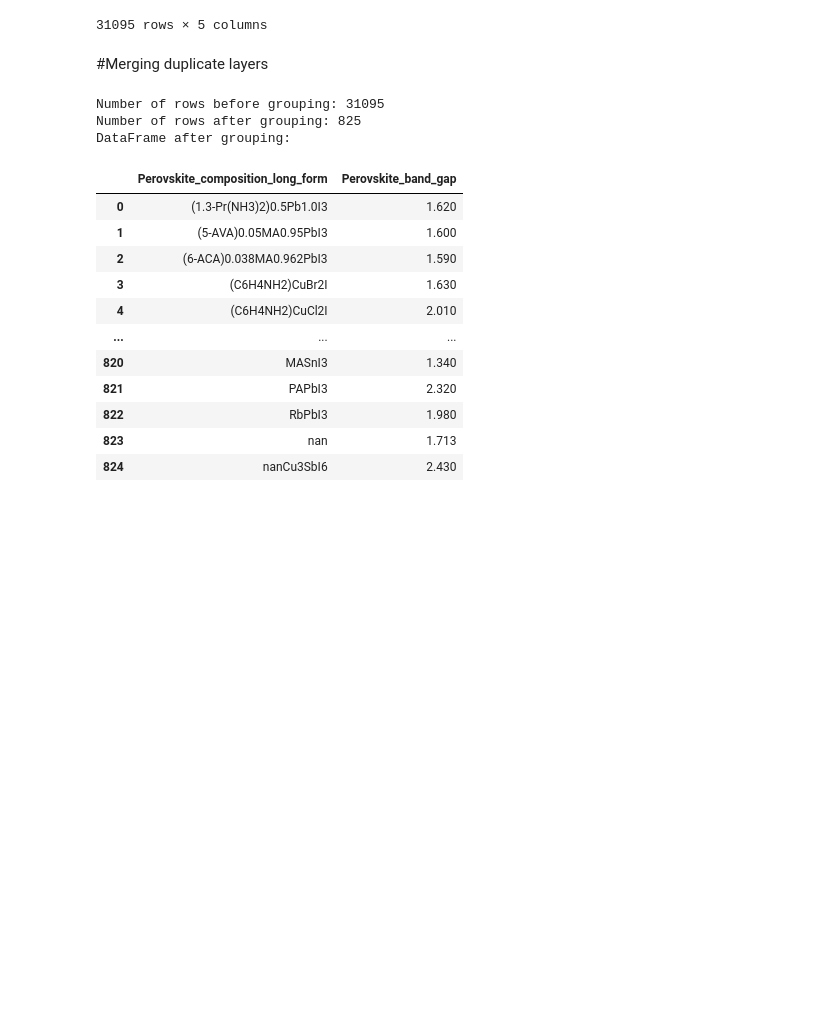
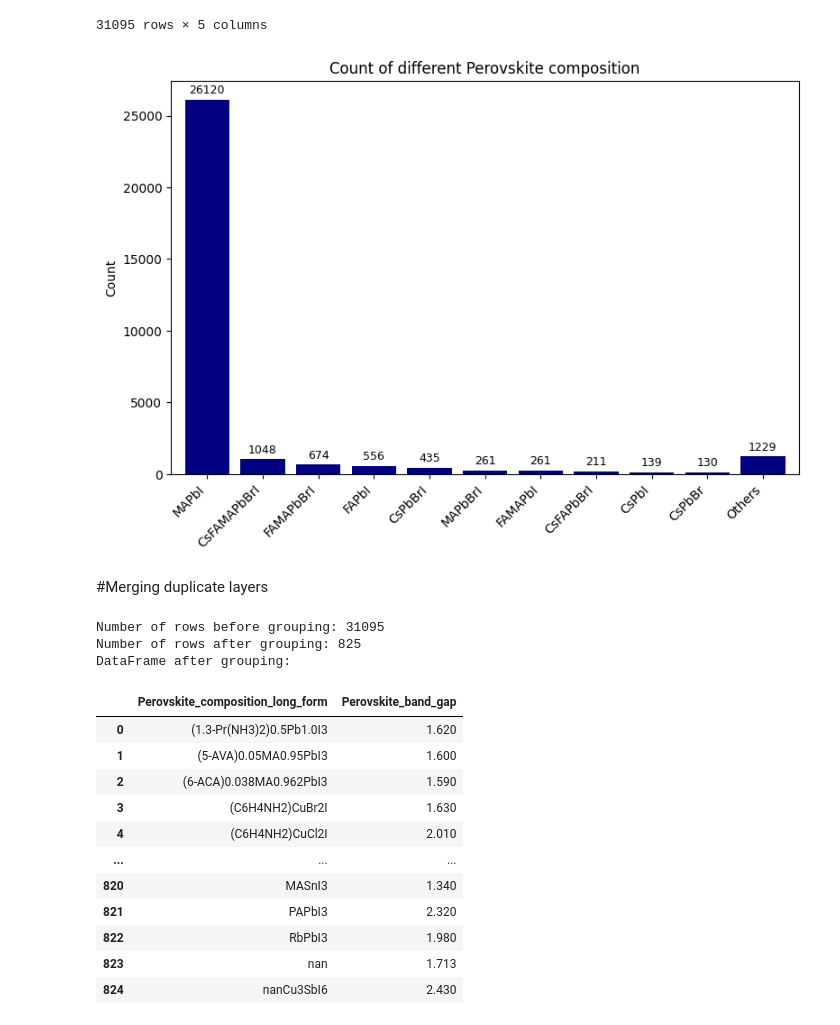
Before and after one commit to gongjiawei105/analysis, a Jupyter notebook: 1_Bandgap_preprocess.ipynb, the cells around one changed output. Drawn from its saved outputs; the diff is of its cells as text; code cells hidden in the pictures; blank space fills up the shorter version.

```diff
--- a/1_Bandgap_preprocess.ipynb
+++ b/1_Bandgap_preprocess.ipynb
@@ -157,6 +149,43 @@ Filtered DataFrame:
 | 43377 | True | True | CsFAMAPbBrI | Cs0.05FA0.91MA0.04PbBr0.15I2.85 | ... |
 | 43378 | True | True | CsFAMAPbBrI | Cs0.05FA0.91MA0.04PbBr0.15I2.85 | ... |
 31095 rows × 5 columns
+# %%
+# Get the value counts for the column
+value_counts = df_filtered['Perovskite_composition_short_form'].value_counts()
+
+# Get the top 10 strings
+top_10 = value_counts.nlargest(10)
+
+# Sum the remaining counts and label them as "Others"
+others_count = value_counts[10:].sum()
+
+# Combine the top 10 with "Others"
+top_10_with_others = pd.concat([top_10, pd.Series(others_count, index=['Others'])])
+
+# Plotting the histogram
+plt.figure(figsize=(8, 5.5))
+
+# Customize color and bar width
+ax = top_10_with_others.plot(kind='bar', color='navy', width=0.8)
+
+# Add the counts at the top of each bar
+for p in ax.patches:
+    ax.annotate(f'{p.get_height()}', (p.get_x() + p.get_width() / 2., p.get_height()),
+                ha='center', va='baseline', fontsize=9, color='black', xytext=(0, 5),
+                textcoords='offset points')
+
+# Customize the plot
+#plt.xlabel('Perovskite Composition')
+plt.ylabel('Count')
+plt.xticks(rotation=45, ha='right')
+plt.tight_layout()
+plt.title('Count of different Perovskite composition')
+plt.savefig('Count of different Perovskite composition.png')
+
+# Show the plot
+plt.show()
+# %% [output]
+[figure, added]
 # %% [markdown]
 #Merging duplicate layers
 # %%
```
Also changed, not shown: parts of 3 cells of this notebook.
